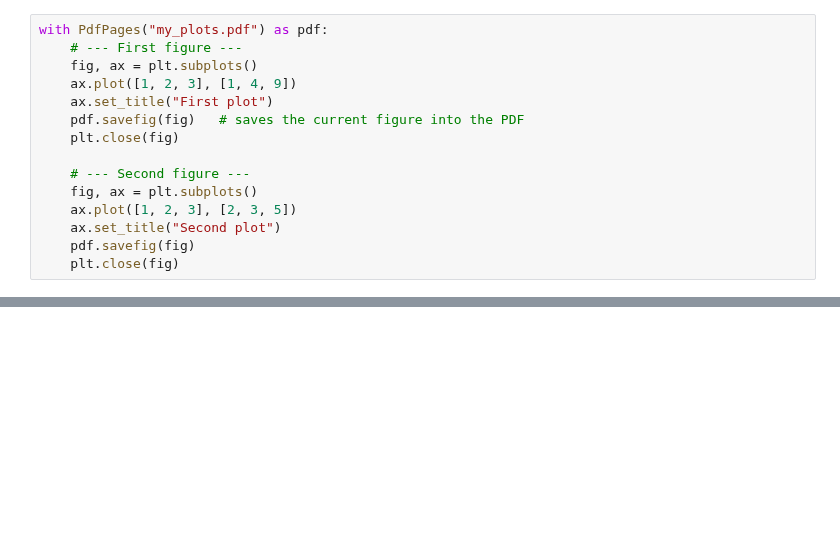
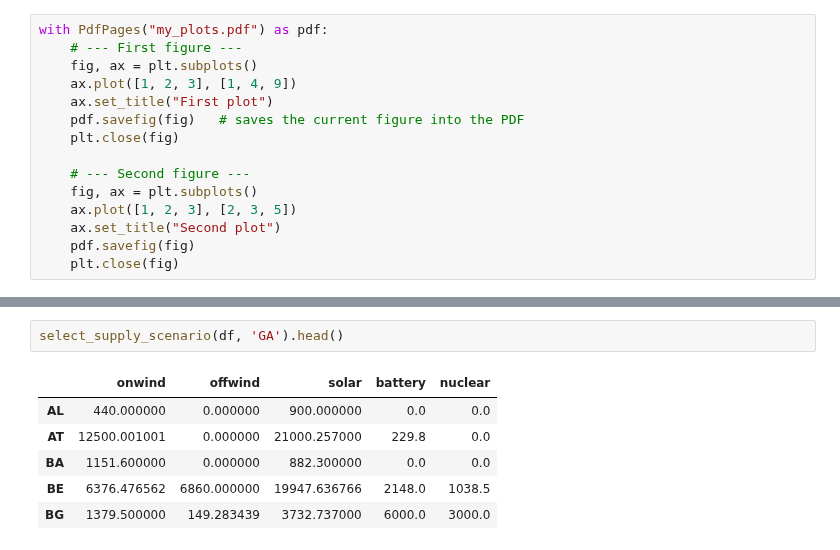
Before and after one commit to LukasFrankenQ/resilient-pypsa-eur, a Jupyter notebook: notebooks/future_validation.ipynb, the cells around one changed output, grey strips where cells are left out. Drawn from its saved outputs; the diff is of its cells as text; blank space fills up the shorter version.

```diff
--- a/notebooks/future_validation.ipynb
+++ b/notebooks/future_validation.ipynb
@@ -847,0 +932,9 @@ with PdfPages("my_plots.pdf") as pdf:
+# %%
+select_supply_scenario(df, 'GA').head()
+# %% [output]
+|  | onwind | offwind | solar | battery | nuclear |
+| AL | 440.000000 | 0.000000 | 900.000000 | 0.0 | 0.0 |
+| AT | 12500.001001 | 0.000000 | 21000.257000 | 229.8 | 0.0 |
+| BA | 1151.600000 | 0.000000 | 882.300000 | 0.0 | 0.0 |
+| BE | 6376.476562 | 6860.000000 | 19947.636766 | 2148.0 | 1038.5 |
+| BG | 1379.500000 | 149.283439 | 3732.737000 | 6000.0 | 3000.0 |
```
Also changed, not shown: parts of 8 cells of this notebook, 5 other files.
